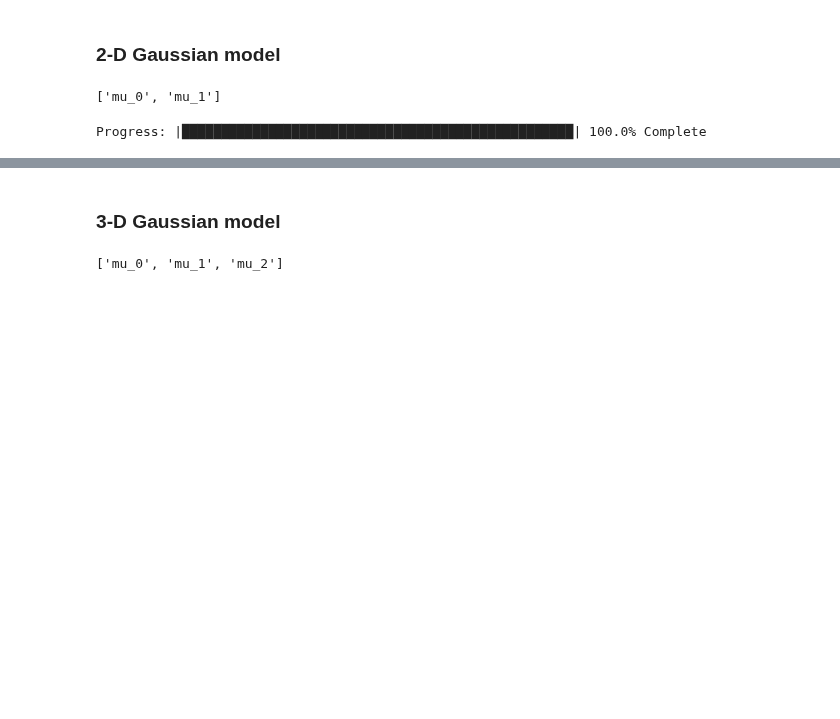
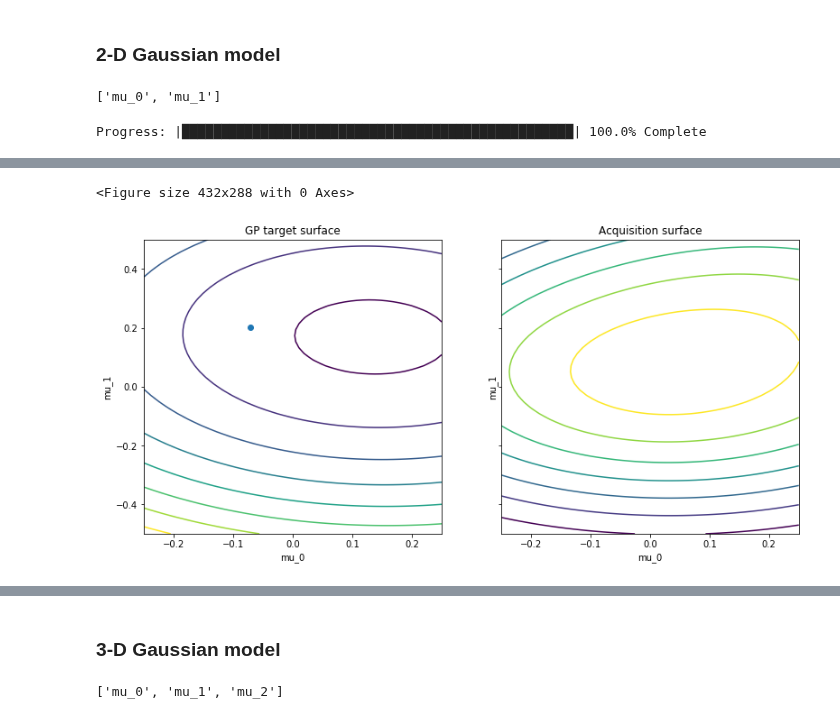
Before and after one commit to elfi-dev/zoo, a Jupyter notebook: vis/bolfi_gpy.ipynb, the cells around one changed output, grey strips where cells are left out. Saved outputs shown, nothing was run; the diff lists cells and outputs as text; code cells hidden in the pictures; blank space fills up the shorter version.

```diff
--- a/vis/bolfi_gpy.ipynb
+++ b/vis/bolfi_gpy.ipynb
@@ -138,0 +173,5 @@ INFO:elfi.methods.posteriors:Using optimized minimum value (0.5896) of the GP di
+# %%
+bolfi_2d.plot_state()
+# %% [output]
+<Figure size 432x288 with 0 Axes>
+[figure, added]
```
Also changed, not shown: parts of 12 cells of this notebook.
